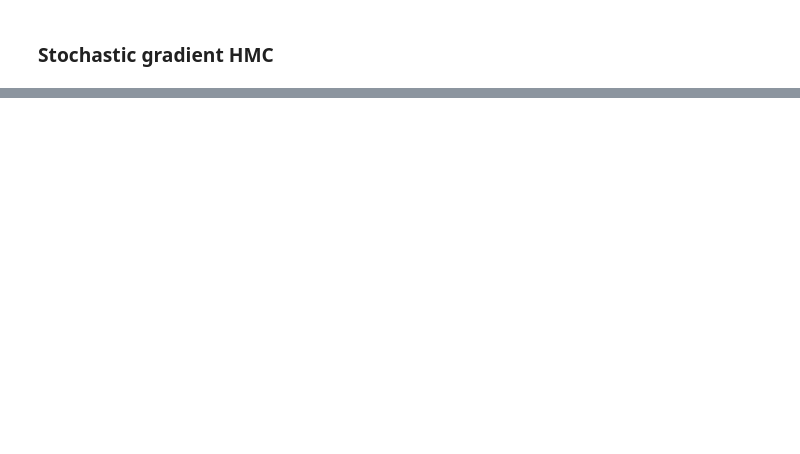
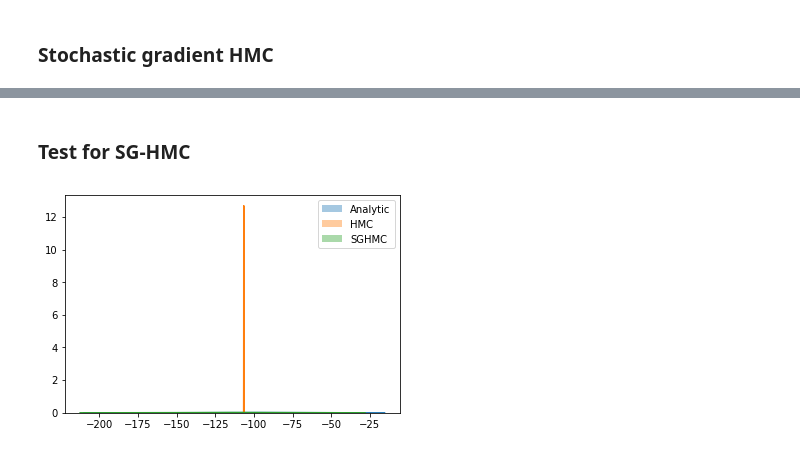
Before and after one commit to ywgej9/STA663-Final-Project, a Jupyter notebook: FinalProject.ipynb, the cells around one changed output, grey strips where cells are left out. Cells and saved outputs as stored; diff of their text form; code cells hidden in the pictures; blank space fills up the shorter version.

```diff
--- a/FinalProject.ipynb
+++ b/FinalProject.ipynb
@@ -223,0 +328,10 @@ def sghmc(theta_0, eps, niter, m, M, U, grad_U，perc, prior, xmodel):
+# %%
+# test for HMC
+d = X.shape[1]
+theta_0 = reg.coef_.copy()
+eps = 0.01
+niter = 10000
+M = np.eye(d)
+m = 3
+# %%
+Theta_hmc, R, a = hmc(X, y, theta_0, eps, niter, m, M, U, grad_U, sig, theta_p, sig_p)
@@ -223,0 +344,25 @@ def sghmc(theta_0, eps, niter, m, M, U, grad_U，perc, prior, xmodel):
+# %% [markdown]
+### Test for SG-HMC
+# %%
+eps = 1.5
+niter = 10000
+M = np.eye(d)
+m = 7
+perc = 0.5
+B_hat = 0 # should be a matrix here
+C = np.eye(d)*0.01
+# %%
+Theta_sghmc, R= sghmc(X, y, theta_0, eps, niter, m, M, U, grad_U, sig, theta_p, sig_p, perc, C, B_hat)
+# %%
+sig_p_hmc = scipy.linalg.inv(sig_p)
+cov_pos_hmc = scipy.linalg.inv(sig_p_hmc+X.T@X/sig2)
+mu_pos_hmc = cov_pos_hmc @ (sig_p_hmc@theta_0+X.T @ y/sig2)
+beta_pos_hmc = np.random.multivariate_normal(mu_pos_hmc, cov_pos_hmc, 50000)
+sns.distplot(beta_pos_hmc[:,1], label="Analytic")
+sns.distplot(Theta_hmc[1, :], label="HMC")
+sns.distplot(Theta_sghmc[1, :], label="SGHMC")
+plt.legend(labels=['Analytic', 'HMC', 'SGHMC'])
+plt.savefig("real_plot")
+pass
+# %% [output]
+[figure, added]
```
Also changed, not shown: parts of 27 cells of this notebook.
